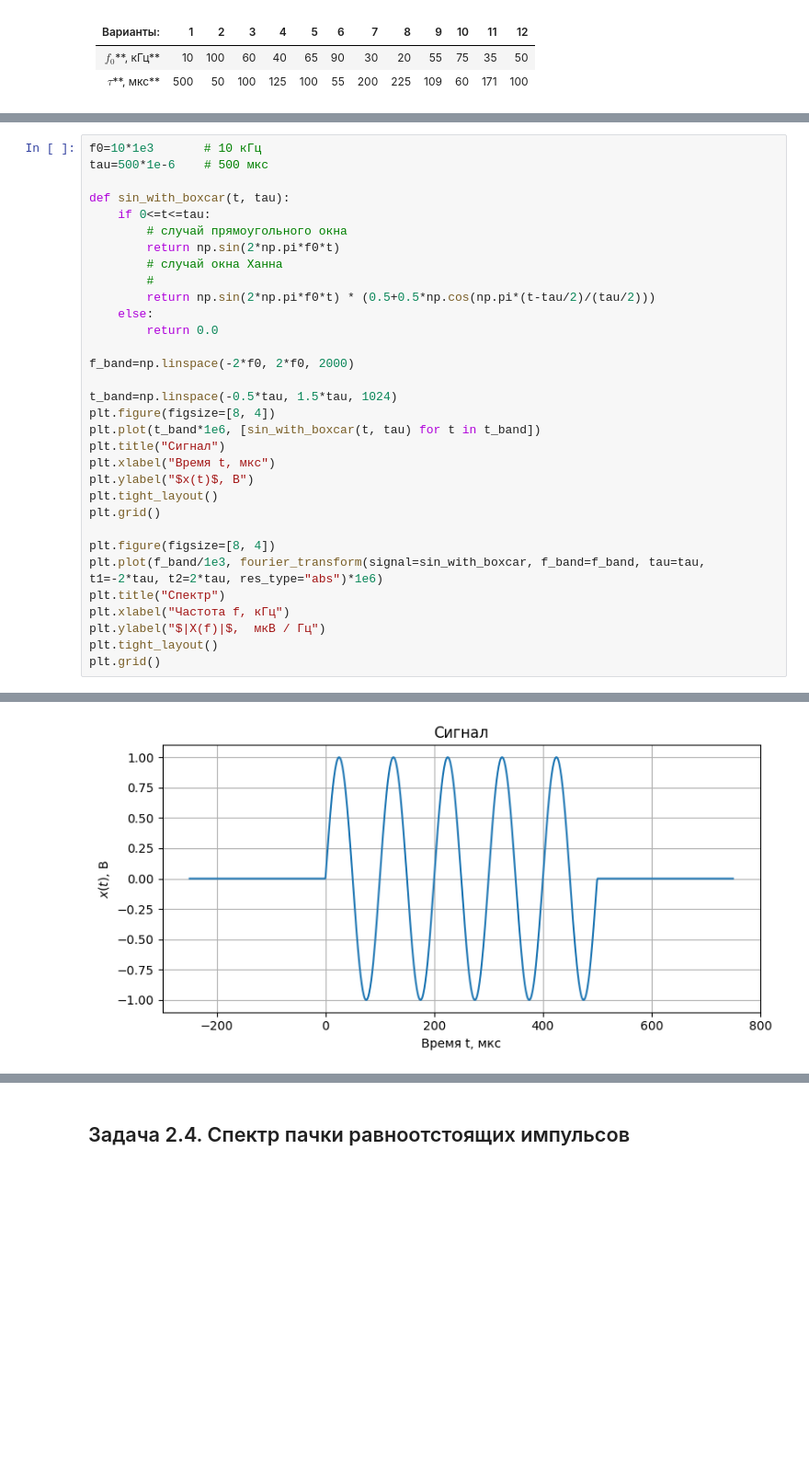
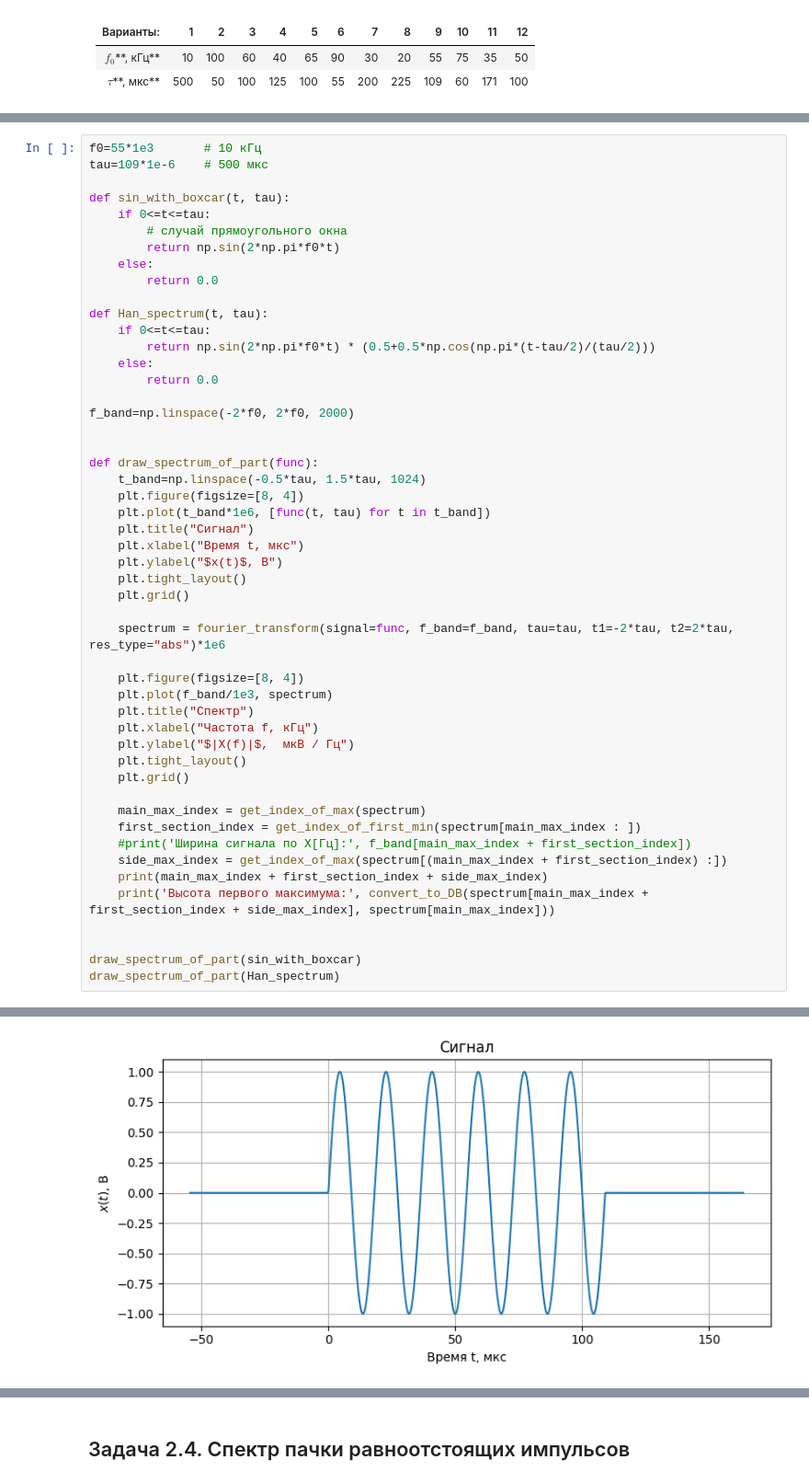
Before and after one commit to Zararest/Labs, a Jupyter notebook: RT_1/from email/Lab1_task.ipynb, the cells around one changed output, grey strips where cells are left out. Shown at 92% size. Saved outputs shown, nothing was run; the diff lists cells and outputs as text; blank space fills up the shorter version.

```diff
--- a/RT_1/from email/Lab1_task.ipynb
+++ b/RT_1/from email/Lab1_task.ipynb
@@ -468,33 +528,51 @@ plt.grid()
 # %%
-f0=10*1e3       # 10 кГц
-tau=500*1e-6    # 500 мкс
+f0=55*1e3       # 10 кГц
+tau=109*1e-6    # 500 мкс
 
 def sin_with_boxcar(t, tau):
     if 0<=t<=tau:
         # случай прямоугольного окна
         return np.sin(2*np.pi*f0*t)
-        # случай окна Ханна
-        #
+    else:
+        return 0.0
+
+def Han_spectrum(t, tau):
+    if 0<=t<=tau:
         return np.sin(2*np.pi*f0*t) * (0.5+0.5*np.cos(np.pi*(t-tau/2)/(tau/2)))
     else:
         return 0.0
 
 f_band=np.linspace(-2*f0, 2*f0, 2000)
 
-t_band=np.linspace(-0.5*tau, 1.5*tau, 1024)
-plt.figure(figsize=[8, 4])
-plt.plot(t_band*1e6, [sin_with_boxcar(t, tau) for t in t_band])
-plt.title("Сигнал")
-plt.xlabel("Время t, мкс")
-plt.ylabel("$x(t)$, В")
-plt.tight_layout()
-plt.grid()
 
-plt.figure(figsize=[8, 4])
-plt.plot(f_band/1e3, fourier_transform(signal=sin_with_boxcar, f_band=f_band, tau=tau, t1=-2*tau, t2=2*tau, res_type="abs")*1e6)
-plt.title("Спектр")
-plt.xlabel("Частота f, кГц")
-plt.ylabel("$|X(f)|$,  мкВ / Гц")
-plt.tight_layout()
-plt.grid()
+def draw_spectrum_of_part(func):
+    t_band=np.linspace(-0.5*tau, 1.5*tau, 1024)
+    plt.figure(figsize=[8, 4])
+    plt.plot(t_band*1e6, [func(t, tau) for t in t_band])
+    plt.title("Сигнал")
+    plt.xlabel("Время t, мкс")
+    plt.ylabel("$x(t)$, В")
+    plt.tight_layout()
+    plt.grid()
+
+    spectrum = fourier_transform(signal=func, f_band=f_band, tau=tau, t1=-2*tau, t2=2*tau, res_type="abs")*1e6
+
+    plt.figure(figsize=[8, 4])
+    plt.plot(f_band/1e3, spectrum)
+    plt.title("Спектр")
+    plt.xlabel("Частота f, кГц")
+    plt.ylabel("$|X(f)|$,  мкВ / Гц")
+    plt.tight_layout()
+    plt.grid()
+
+    main_max_index = get_index_of_max(spectrum)
+    first_section_index = get_index_of_first_min(spectrum[main_max_index : ])
+    #print('Ширина сигнала по Х[Гц]:', f_band[main_max_index + first_section_index])
+    side_max_index = get_index_of_max(spectrum[(main_max_index + first_section_index) :])
+    print(main_max_index + first_section_index + side_max_index)
+    print('Высота первого максимума:', convert_to_DB(spectrum[main_max_index + first_section_index + side_max_index], spectrum[main_max_index]))
+
+
+draw_spectrum_of_part(sin_with_boxcar)
+draw_spectrum_of_part(Han_spectrum)
 # %% [output]
@@ -501 +585 @@ plt.grid()
-[figure, old version]
+[figure, new version]
```
Also changed, not shown: parts of 9 cells of this notebook, 5 other files.
